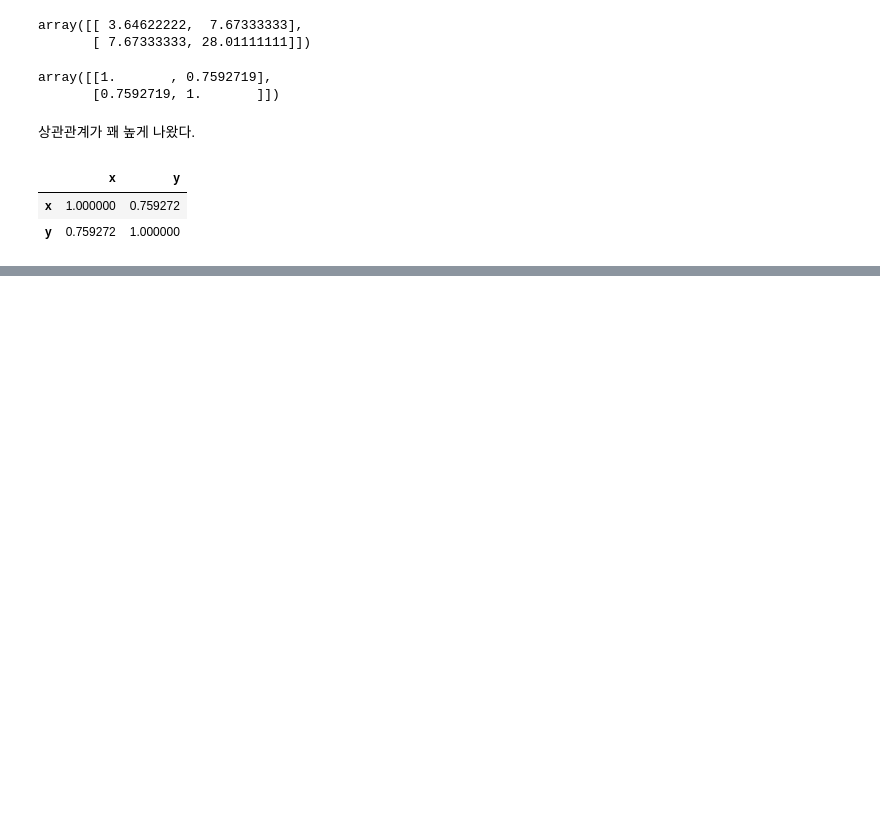
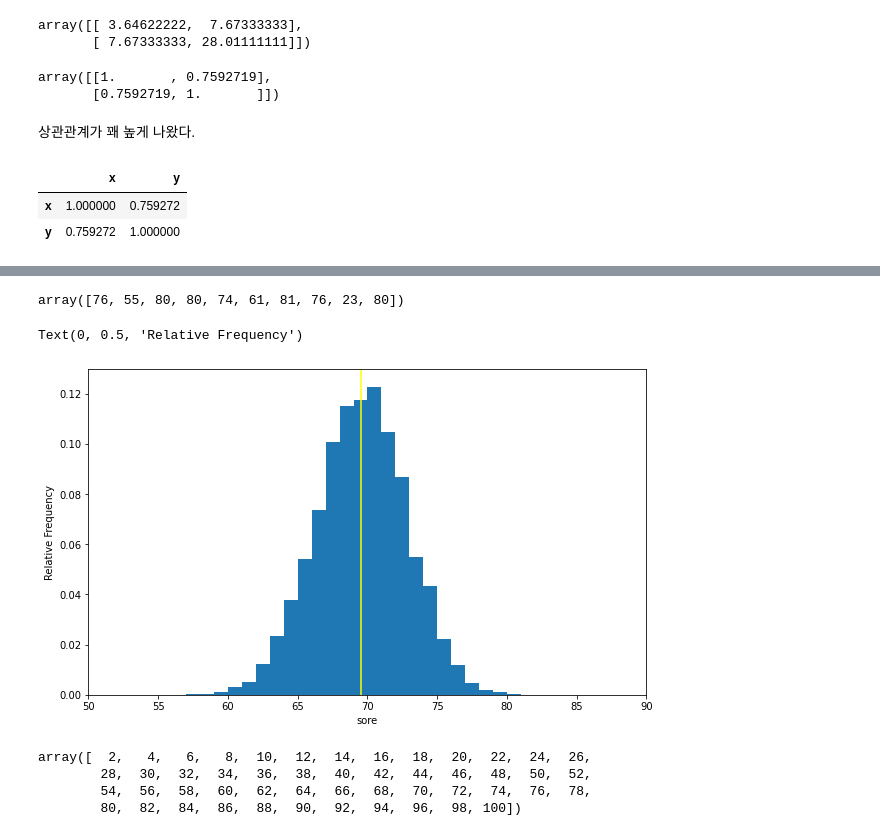
Before and after one commit to zzwony/Start_0920, a Jupyter notebook: 12_19_통계1.ipynb, the cells around one changed output, grey strips where cells are left out. Drawn from its saved outputs; the diff is of its cells as text; code cells hidden in the pictures; blank space fills up the shorter version.

```diff
--- a/12_19_통계1.ipynb
+++ b/12_19_통계1.ipynb
@@ -323,0 +473,4 @@ cov_data.corr()
+# %%
+import pandas as pd
+df = pd.read_csv('/content/drive/MyDrive/ch4_scores400.csv')
+df
@@ -323,0 +491,27 @@ cov_data.corr()
+# %%
+import numpy as np
+scores = np.array(df['score'])
+scores[:10]
+# %% [output]
+array([76, 55, 80, 80, 74, 61, 81, 76, 23, 80])
+# %%
+import matplotlib.pyplot as plt
+sample_means = [np.random.choice(scores, 20).mean() for _ in range(10000)]
+plt.figure(figsize=(10,6))
+
+plt.hist(sample_means, bins=100, range=(0,100), density=True)
+plt.vlines(np.mean(scores), 0, 1, 'yellow') ## 참고용
+plt.axis([50, 90, 0, 0.13])
+plt.xlabel('sore')
+plt.ylabel('Relative Frequency')
+# %% [output]
+Text(0, 0.5, 'Relative Frequency')
+[figure, added]
+# %%
+size_array = np.arange(2, 102, 2)
+size_array
+# %% [output]
+array([  2,   4,   6,   8,  10,  12,  14,  16,  18,  20,  22,  24,  26,
+        28,  30,  32,  34,  36,  38,  40,  42,  44,  46,  48,  50,  52,
+        54,  56,  58,  60,  62,  64,  66,  68,  70,  72,  74,  76,  78,
+        80,  82,  84,  86,  88,  90,  92,  94,  96,  98, 100])
```
Also changed, not shown: parts of 63 cells of this notebook.
